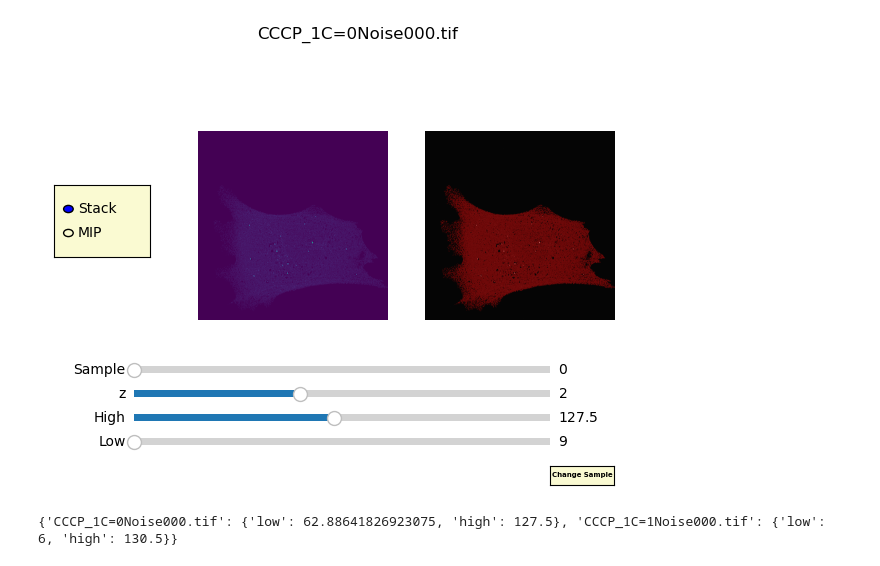
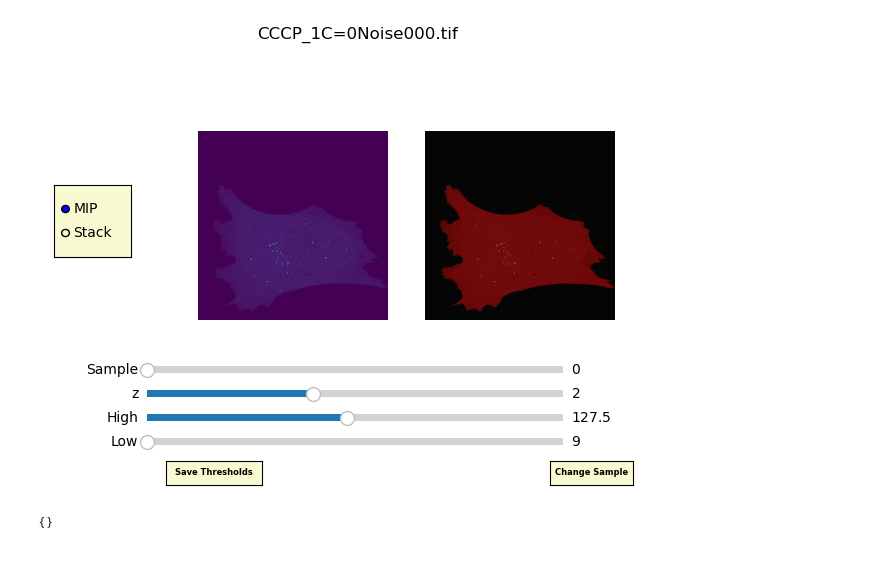
Before and after one commit to RichBat/Masters-Research, a Jupyter notebook: ThresholdingValidation.ipynb, the cells around one changed output. Cells and saved outputs as stored; diff of their text form; code cells hidden in the pictures.

```diff
--- a/ThresholdingValidation.ipynb
+++ b/ThresholdingValidation.ipynb
@@ -45,7 +45,17 @@ z0 = int((initial_sample.shape[0]/2)-1)
 low_thresh = np.max(initial_sample)
 high_thresh = np.max(initial_sample)
 threshold_params = {}
-mip_view = False
+mip_view = True
+save_path = "C:\\RESEARCH\\Mitophagy_data\\gui params\\test.json"
+# %%
+input_path = "C:\\RESEARCH\\Mitophagy_data\\gui params\\test.json"
+
+def retreive_params():
+    if isfile(input_path):
+        param_file = open(input_path)
+        result = json.load(param_file)
+        print(result)
+        param_file.close()
 # %%
 def mask_image(image, low, high):
     zero_plane = np.zeros_like(image)
@@ -59,43 +170,56 @@ def mask_image(image, low, high):
 sample0 = 0
 initial_sample = read_sample(list_of_files[sample0][0])
 initial_name = list_of_files[sample0][1]
 z0 = int((initial_sample.shape[0]/2)-1)
 low_thresh = np.max(initial_sample)
 high_thresh = np.max(initial_sample)
-threshold_params = {}
-
+# threshold_params = {}
+retreive_params()
 fig1, (ax1, ax2) = plt.subplots(1, 2)
 plt.subplots_adjust(left=0.25, bottom=0.25)
 fig1.suptitle(initial_name)
 
 axcolor = 'lightgoldenrodyellow'
-axLow = plt.axes([0.15, 0.1, 0.65, 0.03], facecolor=axcolor)
-axHigh = plt.axes([0.15, 0.15, 0.65, 0.03], facecolor=axcolor)
-axZ = plt.axes([0.15, 0.2, 0.65, 0.03], facecolor=axcolor)
-axSample = plt.axes([0.15, 0.25, 0.65, 0.03], facecolor=axcolor)
-mipax = plt.axes([0.025, 0.5, 0.15, 0.15], facecolor=axcolor)
+axLow = plt.axes([0.17, 0.1, 0.65, 0.03], facecolor=axcolor)
+axHigh = plt.axes([0.17, 0.15, 0.65, 0.03], facecolor=axcolor)
+axZ = plt.axes([0.17, 0.2, 0.65, 0.03], facecolor=axcolor)
+axSample = plt.axes([0.17, 0.25, 0.65, 0.03], facecolor=axcolor)
+mipax = plt.axes([0.025, 0.5, 0.12, 0.15], facecolor=axcolor)
+axSave = plt.axes([0.2, 0.025, 0.15, 0.05])
+button_ax1 = plt.axes([0.8, 0.025, 0.13, 0.05])
+
+if initial_name in threshold_params:
+    low_init = threshold_params[initial_name]['low']
+    high_init = threshold_params[initial_name]['high']
+    print(low_init, high_init)
+else:
+    low_init = np.min(initial_sample)
+    high_init = high_thresh/2
 
 sample_slide = pylab.Slider(axSample, 'Sample', 0, len(list_of_files), valinit=0, valstep = 1)
-low_slide = pylab.Slider(axLow, 'Low', np.min(initial_sample), np.max(initial_sample), valinit=0)
-high_slide = pylab.Slider(axHigh, 'High', np.min(initial_sample), np.max(initial_sample), valinit=high_thresh/2)
+low_slide = pylab.Slider(axLow, 'Low', np.min(initial_sample), np.max(initial_sample), valinit=low_init)
+high_slide = pylab.Slider(axHigh, 'High', np.min(initial_sample), np.max(initial_sample), valinit=high_init)
 z_slide = pylab.Slider(axZ, 'z', 0, initial_sample.shape[0] - 1, valinit=int((initial_sample.shape[0]/2)-1), valstep = 1)
-button_ax1 = plt.axes([0.8, 0.025, 0.1, 0.04])
+saveButton = pylab.Button(axSave, 'Save Thresholds', color=axcolor, hovercolor='0.975')
+saveButton.label.set_fontsize(6)
+saveButton.label.set_fontweight('bold')
 sampleButton = pylab.Button(button_ax1, 'Change Sample', color=axcolor, hovercolor='0.975')
-sampleButton.label.set_fontsize(5)
+sampleButton.label.set_fontsize(6)
 sampleButton.label.set_fontweight('bold')
-mip_switch = RadioButtons(mipax, ('Stack', 'MIP'), active=0)
+mip_switch = RadioButtons(mipax, ('MIP', 'Stack'), active=0)
 masked_image, mask_overlay = mask_image(initial_sample, low_slide.val, high_slide.val)
 ax1.imshow(display_image(masked_image))
 ax2.imshow(display_image(mask_overlay/255))
 ax1.axis('off')
 ax2.axis('off')
 
 low_slide.on_changed(updateThresh)
 high_slide.on_changed(updateThresh)
 z_slide.on_changed(updateZ)
 sampleButton.on_clicked(updateSample)
 mip_switch.on_clicked(updateMIP)
+saveButton.on_clicked(save_params)
 
 plt.show()
 # %% [output]
-[figure, old version]
+[figure, new version]
@@ -190,4 +226,4 @@ def display_image(image):
 # %%
 print(threshold_params)
 # %% [output]
-{'CCCP_1C=0Noise000.tif': {'low': 62.88641826923075, 'high': 127.5}, 'CCCP_1C=1Noise000.tif': {'low': 6, 'high': 130.5}}
+{}
```
Also changed, not shown: parts of 4 cells of this notebook, 4 other files.
